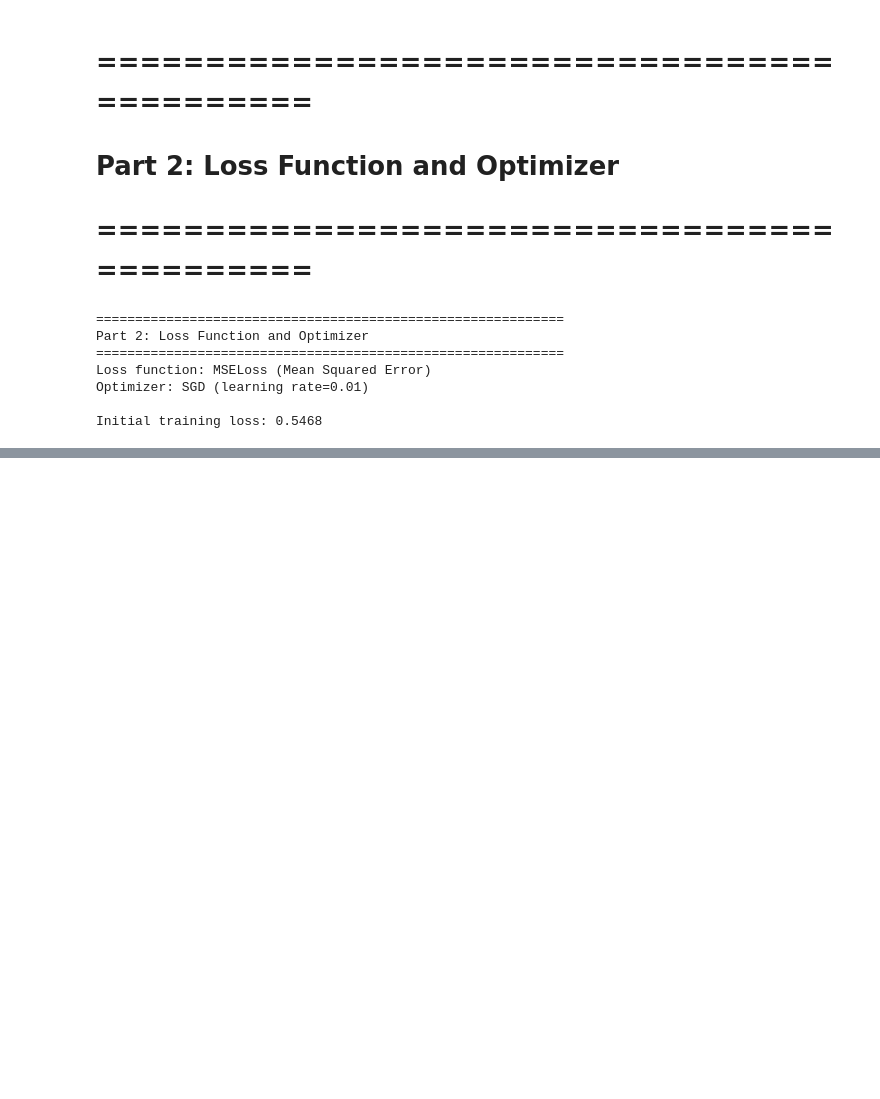
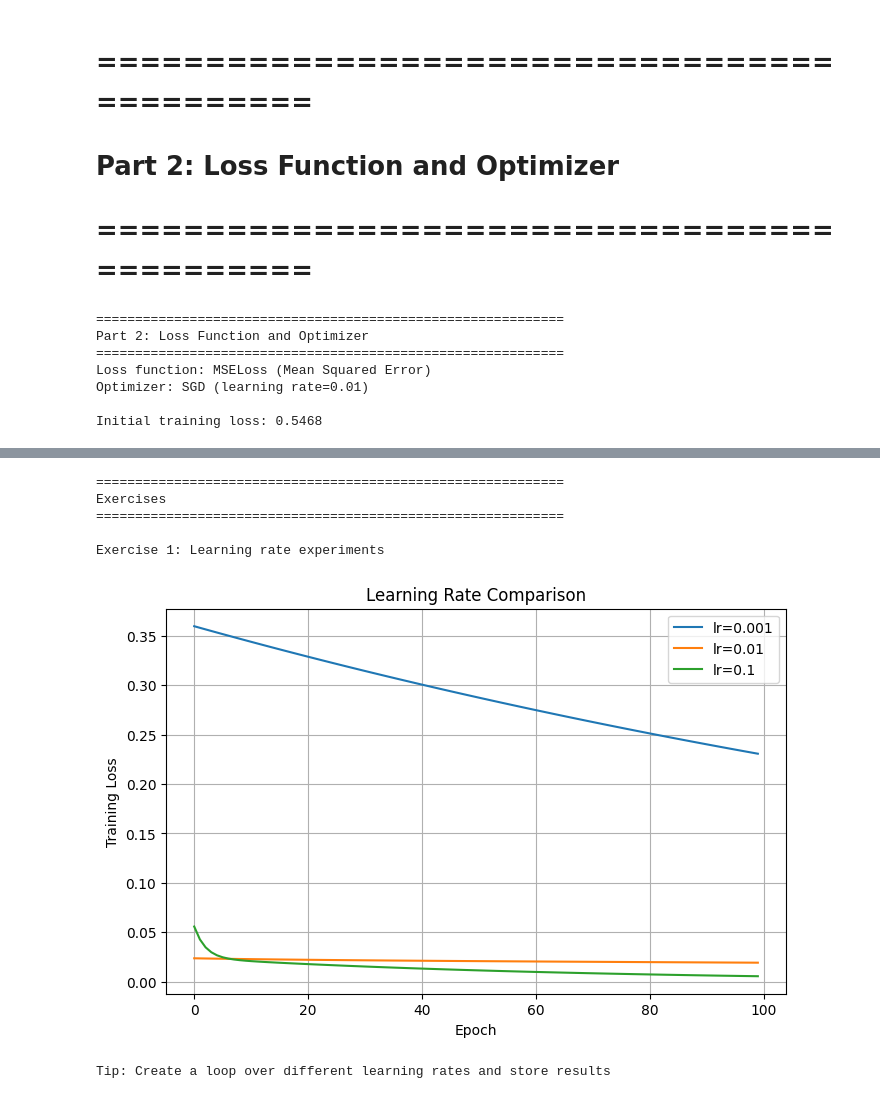
Before and after one commit to TranQuocHuy83/mlops_training---module02---HuyTran-, a Jupyter notebook: 03_training_models.ipynb, the cells around one changed output, grey strips where cells are left out. Cells and saved outputs as stored; diff of their text form; code cells hidden in the pictures; blank space fills up the shorter version.

Commit message:
Hoàn thành bài 03_training_models

```diff
--- a/03_training_models.ipynb
+++ b/03_training_models.ipynb
@@ -290,0 +288,55 @@ print("=" * 60)
+# %%
+print("\n" + "=" * 60)
+print("Exercises")
+print("=" * 60)
+
+# Exercise 1: Learning rate experiments
+print("\nExercise 1: Learning rate experiments")
+# TODO: Train with lr=0.001, 0.01, 0.1
+learning_rates = [0.001, 0.01, 0.1]
+results = {}
+epochs = 100
+# TODO: Compare training curves
+for lr in learning_rates:
+    model = LinearRegressionModel()
+    optimizer = optim.SGD(model.parameters(), lr=lr)
+
+    losses = []
+
+    for epoch in range(epochs):
+        model.train()
+        y_pred = model(X_train)
+        loss = criterion(y_pred, y_train)
+
+        optimizer.zero_grad()
+        loss.backward()
+        optimizer.step()
+
+        losses.append(loss.item())
+
+    results[lr] = losses
+
+# TODO: Visualize all on same plot
+import matplotlib.pyplot as plt
+
+plt.figure(figsize=(8, 5))
+
+for lr, losses in results.items():
+    plt.plot(losses, label=f"lr={lr}")
+
+plt.xlabel("Epoch")
+plt.ylabel("Training Loss")
+plt.title("Learning Rate Comparison")
+plt.legend()
+plt.grid(True)
+plt.show()
+
+print("Tip: Create a loop over different learning rates and store results")
+# %% [output]
+============================================================
+Exercises
+============================================================
+
+Exercise 1: Learning rate experiments
+[figure, added]
+Tip: Create a loop over different learning rates and store results
```
Also changed, not shown: parts of 9 cells of this notebook.
